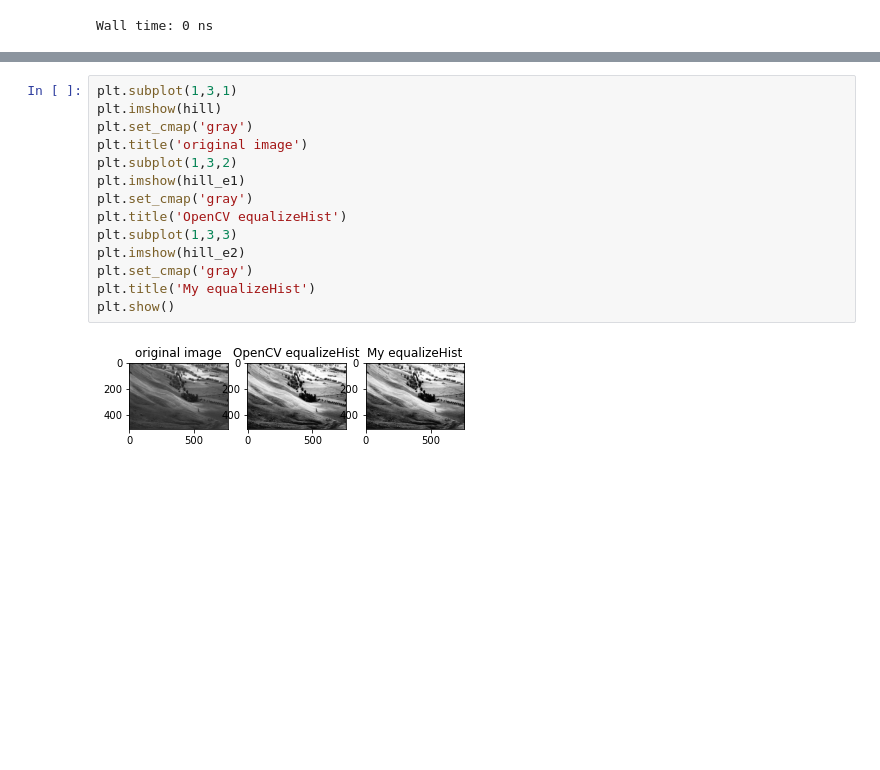
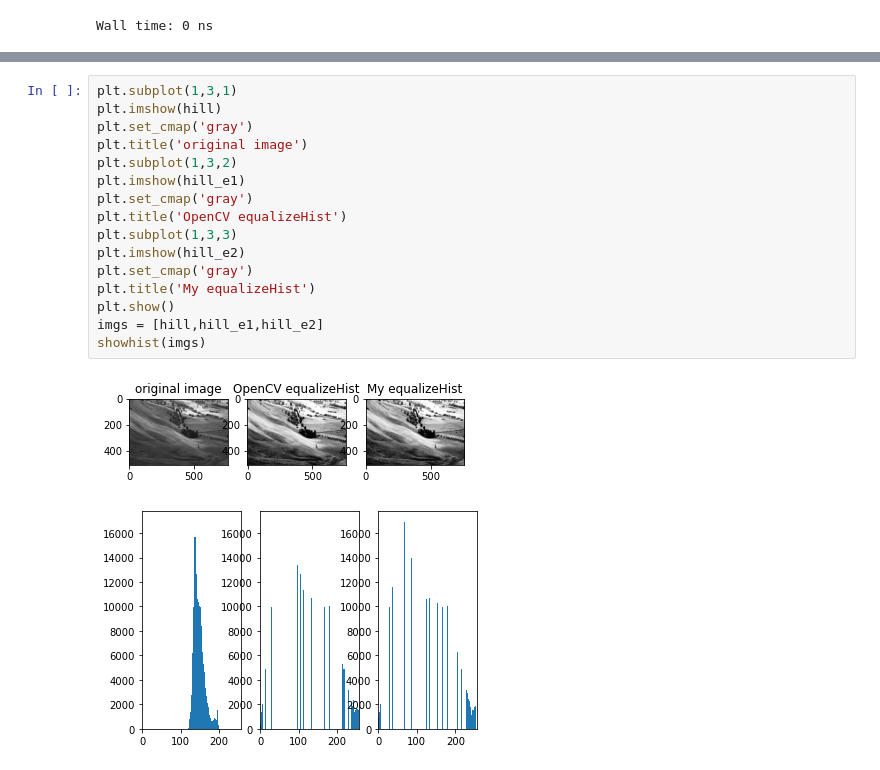
Before and after one commit to shudorcl/D-I-P, a Jupyter notebook: DIP4/实验四.ipynb, the cells around one changed output, grey strips where cells are left out. Cells and saved outputs as stored; diff of their text form; blank space fills up the shorter version.

```diff
--- a/DIP4/实验四.ipynb
+++ b/DIP4/实验四.ipynb
@@ -197,16 +211,19 @@ Wall time: 998 µs
 # %%
 plt.subplot(1,3,1)
 plt.imshow(hill)
 plt.set_cmap('gray')
 plt.title('original image')
 plt.subplot(1,3,2)
 plt.imshow(hill_e1)
 plt.set_cmap('gray')
 plt.title('OpenCV equalizeHist')
 plt.subplot(1,3,3)
 plt.imshow(hill_e2)
 plt.set_cmap('gray')
 plt.title('My equalizeHist')
 plt.show()
+imgs = [hill,hill_e1,hill_e2]
+showhist(imgs)
 # %% [output]
 [figure]
+[figure, added]
```
Also changed, not shown: parts of 14 cells of this notebook.
